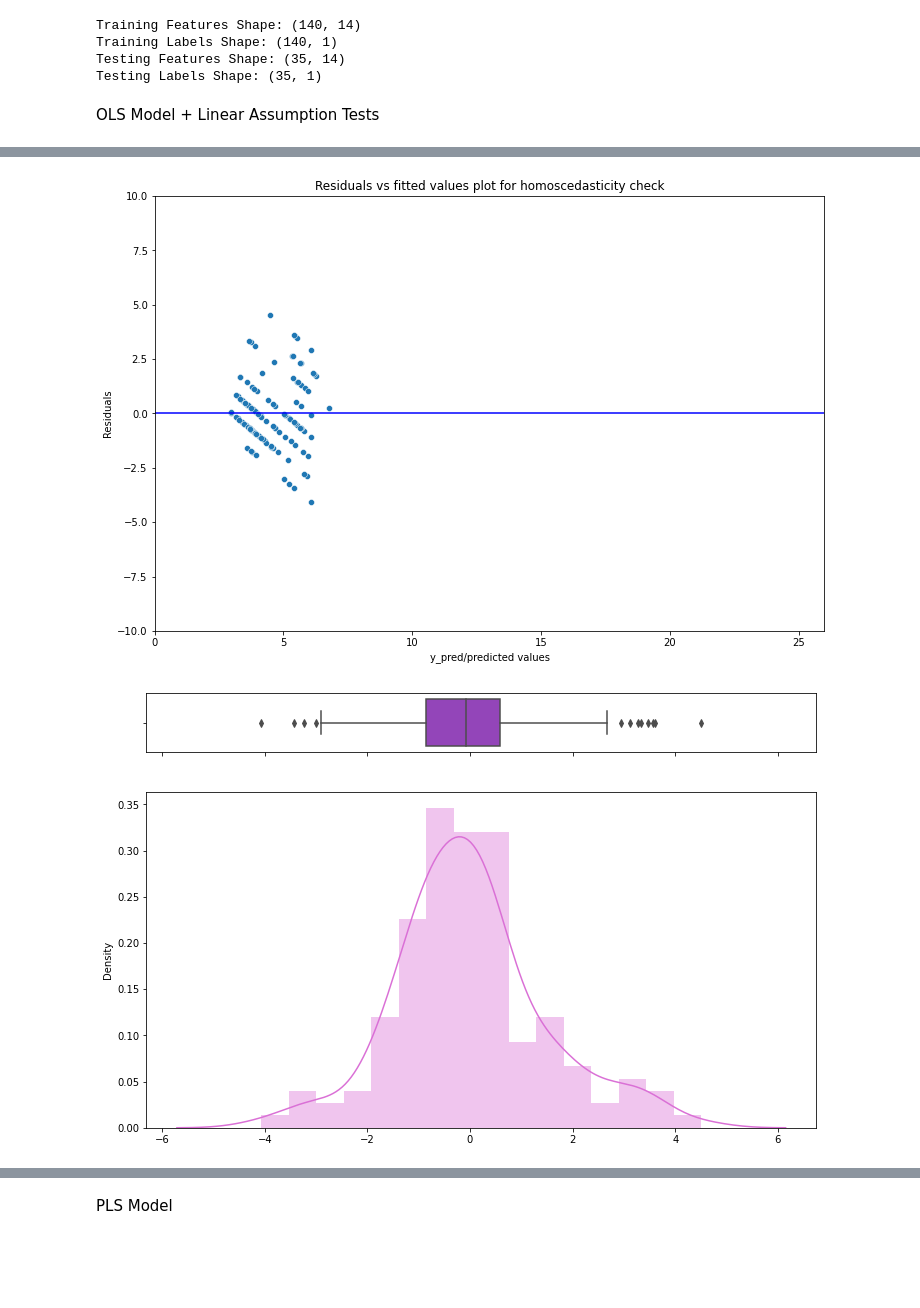
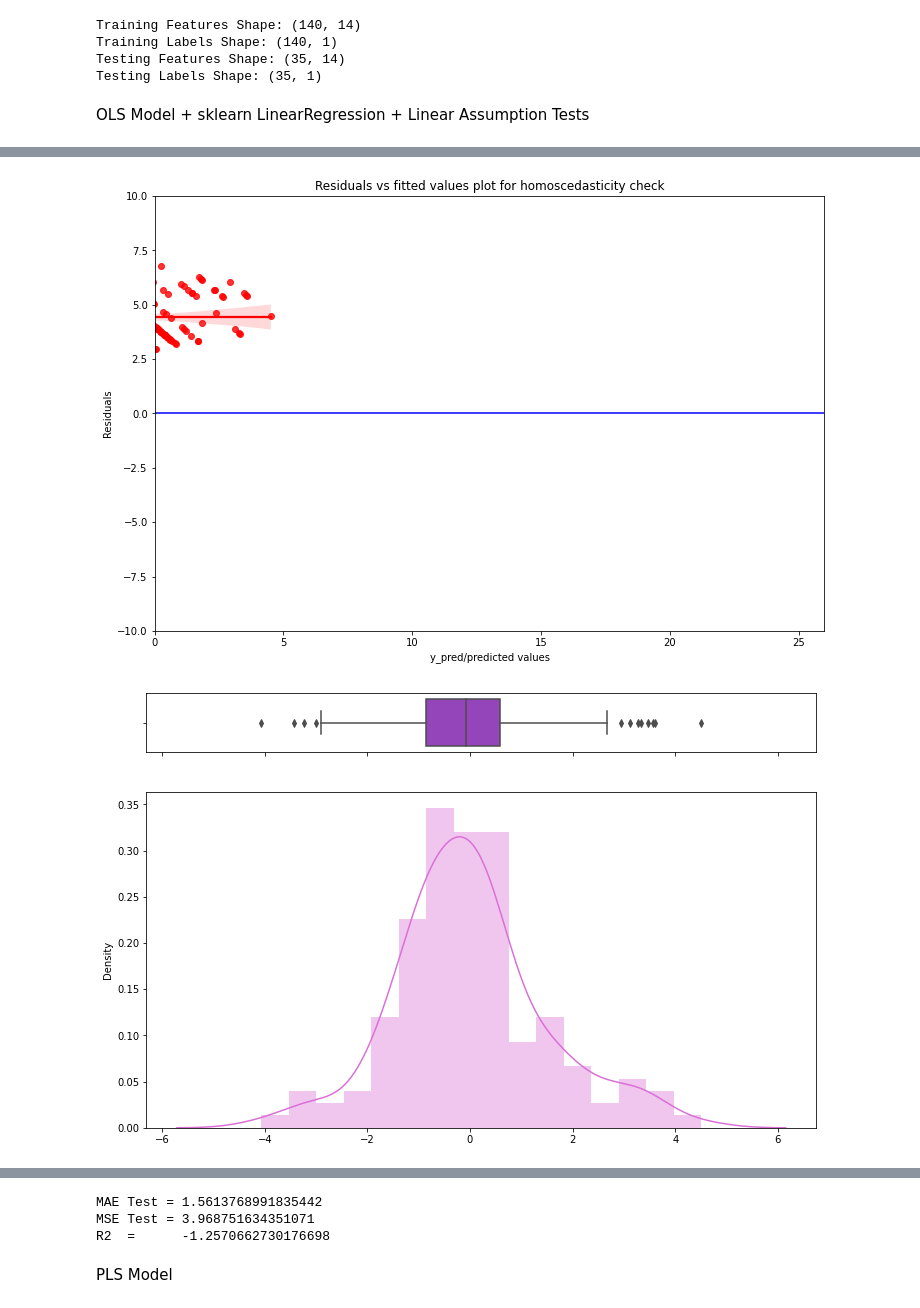
Before and after one commit to djfLtC0dr/python-playground, a Jupyter notebook: DASC522/djfDASC522_final.ipynb, the cells around one changed output, grey strips where cells are left out. Saved outputs shown, nothing was run; the diff lists cells and outputs as text; code cells hidden in the pictures; blank space fills up the shorter version.

Commit message:
Classical models complete TODO: 1) nn_MLPRegressorBaseline 2) nn_MLPRegressorRegularized

```diff
--- a/DASC522/djfDASC522_final.ipynb
+++ b/DASC522/djfDASC522_final.ipynb
@@ -498,7 +498,7 @@ Training Labels Shape: (140, 1)
 Testing Features Shape: (35, 14)
 Testing Labels Shape: (35, 1)
 # %% [markdown]
-OLS Model + Linear Assumption Tests
+OLS Model + sklearn LinearRegression + Linear Assumption Tests
 # %%
 import statsmodels.api as sm
 import statsmodels.stats.api as sms
@@ -511,7 +511,7 @@ from sklearn.utils.validation import check_X_y, check_is_fitted, check_array
 from sklearn.utils.multiclass import unique_labels
 from sklearn.utils.estimator_checks import check_estimator
 from sklearn import linear_model as lm
-from sklearn.metrics import make_scorer, mean_absolute_error as mae, r2_score, mean_squared_error
+from sklearn.metrics import make_scorer, mean_absolute_error as mae, r2_score, mean_squared_error as mse
 
 # Make scorer mae
 error_scorer = make_scorer(mae)#greater_is_better=False
@@ -540,12 +540,12 @@ class SMWrapper(BaseEstimator, RegressorMixin):
         # Check that X and y have correct shape
         X, y = check_X_y(X, y)
 
-
         self.X_ = X
         self.y_ = y
+        self.column_names = column_names
 
         if len(column_names) != 0:
-            cols = column_names.copy()
+            cols = self.column_names.copy()
             cols = list(cols)
             df_X = pd.DataFrame(self.X_)
             # print(df_X)
@@ -566,13 +566,15 @@ class SMWrapper(BaseEstimator, RegressorMixin):
         X = check_array(X)
 
         if self.fit_intercept:
-            X = sm.add_constant(X)
+          X = sm.add_constant(X)
         return self.results_.predict(X)
+    def get_params(self, deep=True):
+        return self.fit_intercept
 
-
-    def get_params(self, deep = False):
-        return {'fit_intercept':self.fit_intercept}
-
+    def set_params(self, **parameters):
+        for parameter, value in parameters.items():
+            setattr(self, parameter, value)
+        return self
 
     def summary(self):
         print(self.results_.summary() )
@@ -581,26 +583,41 @@ pipe=Pipeline([('preprocessor', preprocessor),
                ('estimator', SMWrapper())])
 
 pipe.fit(X_train, y_train, estimator__column_names=feature_list)
-print(pipe.named_steps.estimator.summary())#['estimator'].summary()
-y_pred = pipe.predict(X_train)
-mae_ols = mae(y_train, y_pred)
-# print('MAE: %5.3f' % mae_ols)
-# print("R squared: {}".format(r2_score(y_true=y_train,y_pred=y_pred)))
+print(pipe.named_steps.estimator.summary())#['estimator'].summary(
 
-kfold = KFold(n_splits=5, shuffle=True, random_state=42)
-results = cross_val_score(pipe.named_steps.estimator, X, y, cv=kfold, scoring=error_scorer)
-# print(results)
-print("%5.3f MAE with a standard deviation between the folds of %0.2f" % (results.mean(), results.std()))
+test_results = {}
+# The baseline predictions are the RPE averages
+baseline_preds = np.mean(y)
+# Baseline errors, and display average baseline error
+baseline_errors = abs(baseline_preds - y_test)
+mean_baseline = round(np.mean(baseline_errors), 4)
+test_results['baseline_preds'] = mean_baseline
+print("Average baseline error: {} sRPEs".format(mean_baseline))
+print(f"")
+
+# LinearRegression
+regr = lm.LinearRegression()
+regr.fit(X_train,y_train)
+
+# train
+y_pred = regr.predict(X_train)
+print(f"Linear Regression MAE Train = {mae(y_train, y_pred)}")
+print(f"Linear Regression MSE Train = {mse(y_train, y_pred)}")
+print(f"Linear Regression R2  =       {r2_score(y_train, y_pred)}")
+print(f"")
 
 # #Pull residuals
-residuals = np.array(y_train).flatten()-y_pred
+# residuals = y_test.values - y_pred
+residuals = y_train.values-y_pred
+# residuals_flattened = residuals.flatten() #np.array(y_train).flatten()-y_pred
 mean_residuals = np.mean(residuals)
 print("Mean of Residuals {}".format(mean_residuals))
 print(f"")
 
 # #plot Residuals vs Fitted Values
 fig, ax = plt.subplots(figsize=(12,8))
-p = sns.scatterplot(y_pred,residuals)
+sns.regplot(x = residuals, y = y_pred, data = None, scatter = True, color = 'red')
+# p = sns.scatterplot(residuals,y_pred)
 plt.xlabel('y_pred/predicted values')
 plt.ylabel('Residuals')
 plt.ylim(-10,10)
@@ -619,7 +636,7 @@ print(f"")
 
 # Bartlett’s test tests the null hypothesis that all input samples are from populations with equal variances.
 from scipy.stats import bartlett
-test = bartlett(np.array(X_train).flatten(),residuals)
+test = bartlett(np.array(X_train).flatten(),residuals.flatten())
 print(test)
 print('Since p value is quite less than 0.05 in Bartlett, its null hypothesis that error terms are homoscedastic gets rejected, that is not good for a regression.')
 print(f"")
@@ -644,6 +661,15 @@ print('Since p value is greater than 0.05 we fail to reject the null hypothesis
 print(f"")
 sm.graphics.tsa.plot_acf(residuals, lags=40)
 plt.show()
+
+# holdout
+y_pred = regr.predict(X_test)
+linear_mae_test = mae(y_test, y_pred)
+print(f"MAE Test = {linear_mae_test}")
+print(f"MSE Test = {mse(y_test, y_pred)}")
+print(f"R2  =      {r2_score(y_test, y_pred)}")
+
+test_results['linear_Regressor'] = linear_mae_test
 # %% [output]
                             OLS Regression Results
 ==============================================================================
@@ -661,6 +687,6 @@ Covariance Type:            nonrobust
 Since p value is quite less than 0.05 in Bartlett, its null hypothesis that error terms are homoscedastic gets rejected, that is not good for a regression.
 
 0.1478334558 Ljungbox test
 Since p value is greater than 0.05 we fail to reject the null hypothesis that error terms are not autocorrelated.
-[figure, old version]
+[figure, new version]
 [figure]
@@ -668,4 +694,7 @@ Since p value is greater than 0.05 we fail to reject the null hypothesis that er
 [figure]
+MAE Test = 1.5613768991835442
+MSE Test = 3.968751634351071
+R2  =      -1.2570662730176698
 # %% [markdown]
 PLS Model
 # %%
```
Also changed, not shown: parts of 6 cells of this notebook.
